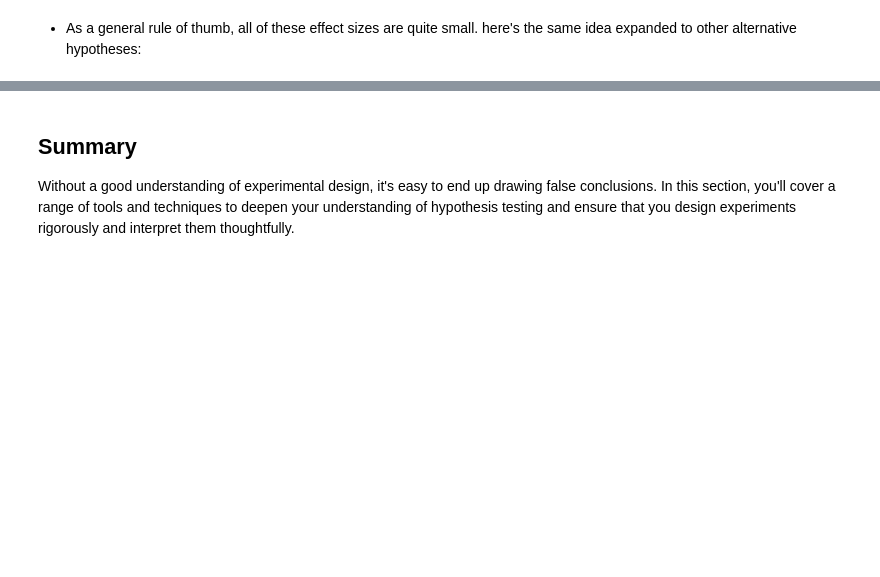
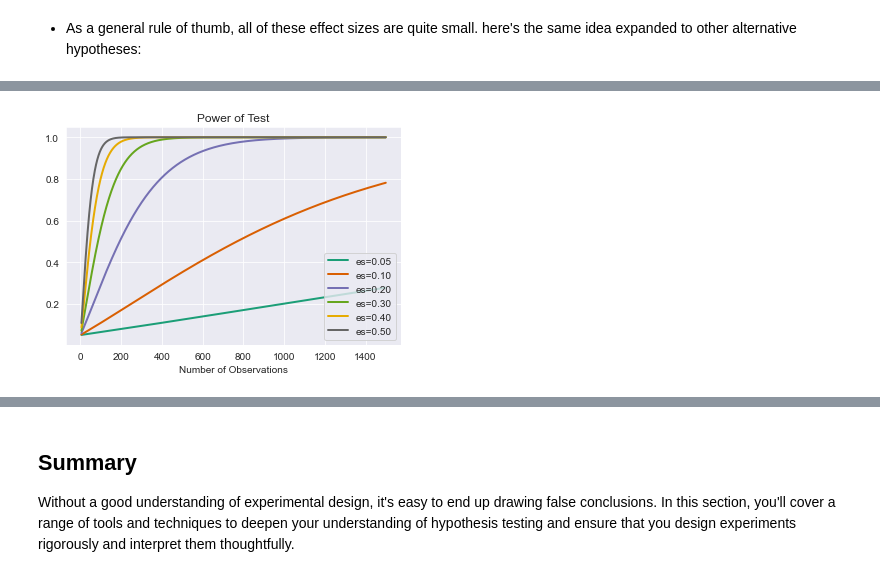
Before and after one commit to code-JOA/Introduction-to-Python, a Jupyter notebook: 02.Session2/Statistics/04.Bayesian Statistics/Introduction to Bayesian Statistics.ipynb, the cells around one changed output, grey strips where cells are left out. Saved outputs shown, nothing was run; the diff lists cells and outputs as text; code cells hidden in the pictures; blank space fills up the shorter version.

```diff
--- a/02.Session2/Statistics/04.Bayesian Statistics/Introduction to Bayesian Statistics.ipynb
+++ b/02.Session2/Statistics/04.Bayesian Statistics/Introduction to Bayesian Statistics.ipynb
@@ -120,0 +133,16 @@ Hypothetical effect sizes for various alternative hypotheses
+# %%
+from statsmodels.stats.power import TTestIndPower, TTestPower
+import matplotlib.pyplot as plt
+import seaborn as sns
+%matplotlib inline
+sns.set_style('darkgrid') # Nice background styling on plots
+# %%
+power_analysis = TTestIndPower()
+# %%
+power_analysis.plot_power(dep_var='nobs',
+                          nobs = np.array(range(5,1500)),
+                          effect_size=np.array([.05, .1, .2,.3,.4,.5]),
+                          alpha=0.05)
+plt.show()
+# %% [output]
+[figure, added]
```
Also changed, not shown: parts of 4 cells of this notebook.
